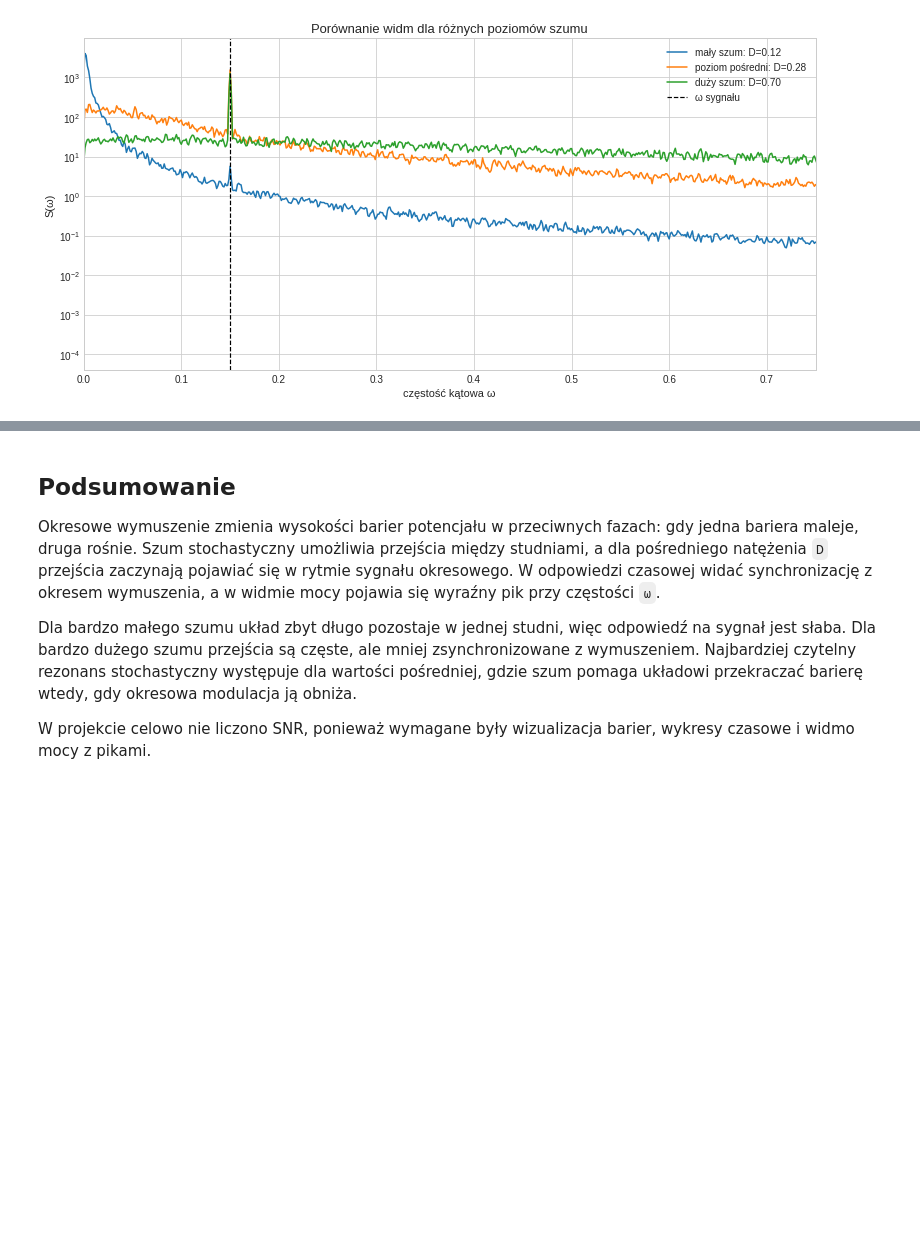
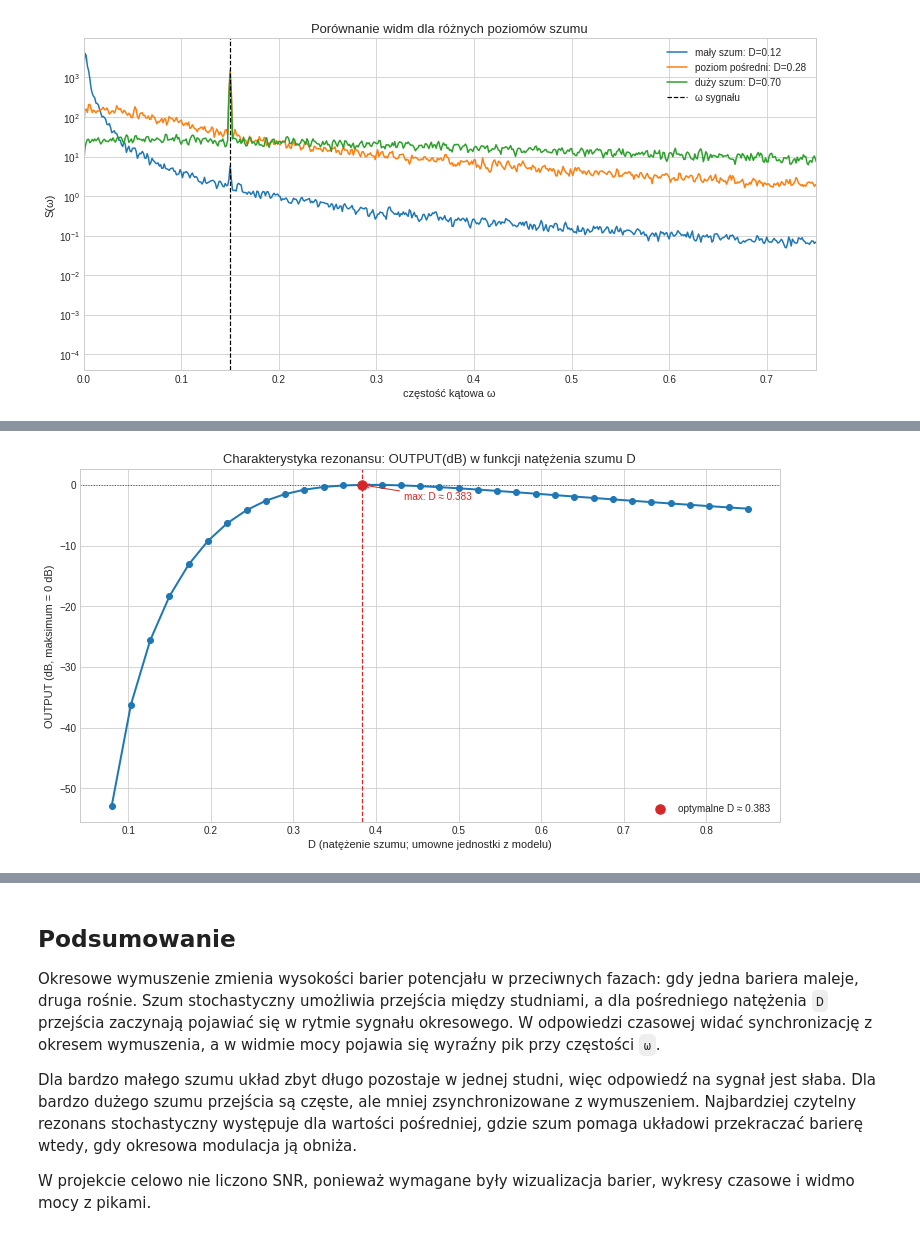
Before and after one commit to Tymek1708/projekt-mps-wyklad, a Jupyter notebook: rezonans_stochastyczny.ipynb, the cells around one changed output, grey strips where cells are left out. Saved outputs shown, nothing was run; the diff lists cells and outputs as text; code cells hidden in the pictures; blank space fills up the shorter version.

```diff
--- a/rezonans_stochastyczny.ipynb
+++ b/rezonans_stochastyczny.ipynb
@@ -357,0 +607,99 @@ plt.show()
+# %%
+def output_power_at_drive_frequency(p):
+    """Moc odpowiedzi przy częstości wymuszenia dla danego D."""
+    t_local, n_plus_local = solve_master_equation(p)
+    y_local = 2 * n_plus_local - 1
+    y_stationary = y_local[p.transient_periods * p.steps_per_period :]
+    omega_local, spectrum_local = power_spectrum(y_stationary, p.dt)
+    drive_idx = np.argmin(np.abs(omega_local - p.omega))
+    return spectrum_local[drive_idx], omega_local, spectrum_local
+
+
+D_values = np.linspace(0.08, 0.85, 34)
+output_powers = []
+spectra_by_D = {}
+
+sweep_params = replace(
+    params,
+    periods=90,
+    transient_periods=15,
+    steps_per_period=260,
+)
+
+for D_value in D_values:
+    p_sweep = replace(sweep_params, D=float(D_value))
+    power_at_drive, omega_sweep, spectrum_sweep = output_power_at_drive_frequency(p_sweep)
+    output_powers.append(power_at_drive)
+    spectra_by_D[float(D_value)] = (omega_sweep, spectrum_sweep)
+
+output_powers = np.asarray(output_powers)
+output_db = 10 * np.log10(output_powers / output_powers.max())
+opt_idx = int(np.argmax(output_powers))
+D_opt = D_values[opt_idx]
+output_opt_db = output_db[opt_idx]
+
+fig, ax = plt.subplots(figsize=(10.5, 5.8))
+ax.plot(D_values, output_db, marker="o", color="tab:blue", lw=2)
+ax.scatter([D_opt], [output_opt_db], s=90, color="tab:red", zorder=4, label=f"optymalne D ≈ {D_opt:.3f}")
+ax.axvline(D_opt, color="tab:red", ls="--", lw=1.2)
+ax.axhline(0, color="0.35", ls=":", lw=1)
+ax.annotate(
+    f"max: D ≈ {D_opt:.3f}",
+    xy=(D_opt, output_opt_db),
+    xytext=(D_opt + 0.05, output_opt_db - 2.5),
+    arrowprops={"arrowstyle": "->", "color": "tab:red"},
+    color="tab:red",
+)
+ax.set_title("Charakterystyka rezonansu: OUTPUT(dB) w funkcji natężenia szumu D")
+ax.set_xlabel("D (natężenie szumu; umowne jednostki z modelu)")
+ax.set_ylabel("OUTPUT (dB, maksimum = 0 dB)")
+ax.legend()
+fig.tight_layout()
+fig.savefig(FIG_DIR / "07_output_db_od_D.png", dpi=170)
+plt.show()
+
+selected_indices = [0, opt_idx, len(D_values) - 1]
+selected_labels = ["za mały szum", "optymalny szum", "za duży szum"]
+
+fig, ax = plt.subplots(figsize=(10.5, 5.8))
+for idx, label in zip(selected_indices, selected_labels):
+    D_selected = float(D_values[idx])
+    omega_selected, spectrum_selected = spectra_by_D[D_selected]
+    safe_spectrum = np.maximum(spectrum_selected, 1e-300)
+    normalized_spectrum_db = 10 * np.log10(safe_spectrum / output_powers.max())
+    ax.plot(omega_selected, normalized_spectrum_db, lw=1.8, label=f"{label}: D={D_selected:.3f}")
+
+ax.axvline(params.omega, color="black", ls="--", lw=1.1, label="częstość wymuszenia ω")
+ax.set_xlim(0, 5 * params.omega)
+ax.set_ylim(np.nanmax(output_db) - 45, 3)
+ax.set_title("Widma wyjściowe dla trzech poziomów szumu")
+ax.set_xlabel("częstość kątowa ω")
+ax.set_ylabel("moc widmowa (dB, względem maksimum OUTPUT)")
+ax.legend()
+fig.tight_layout()
+fig.savefig(FIG_DIR / "08_widma_dla_roznych_D.png", dpi=170)
+plt.show()
+
+fig, axes = plt.subplots(1, 2, figsize=(13.5, 5.2))
+
+axes[0].plot(D_values, output_powers, marker="o", color="tab:purple", lw=2)
+axes[0].axvline(D_opt, color="tab:red", ls="--", lw=1.2)
+axes[0].set_title("Ta sama charakterystyka w skali liniowej")
+axes[0].set_xlabel("D")
+axes[0].set_ylabel("S_D(ω)")
+
+axes[1].plot(D_values, output_db, marker="o", color="tab:blue", lw=2)
+axes[1].axvline(D_opt, color="tab:red", ls="--", lw=1.2)
+axes[1].set_title("Charakterystyka w skali dB")
+axes[1].set_xlabel("D")
+axes[1].set_ylabel("OUTPUT (dB)")
+
+fig.suptitle("Wyznaczenie optymalnego poziomu szumu D", y=1.02)
+fig.tight_layout()
+fig.savefig(FIG_DIR / "09_optymalne_D_podsumowanie.png", dpi=170, bbox_inches="tight")
+plt.show()
+
+print(f"Optymalne natężenie szumu z przemiatania: D ≈ {D_opt:.3f}")
+print(f"Maksymalny OUTPUT(dB) po normalizacji: {output_opt_db:.1f} dB")
+# %% [output]
+[figure, added]
```
Also changed, not shown: parts of 19 cells of this notebook.
